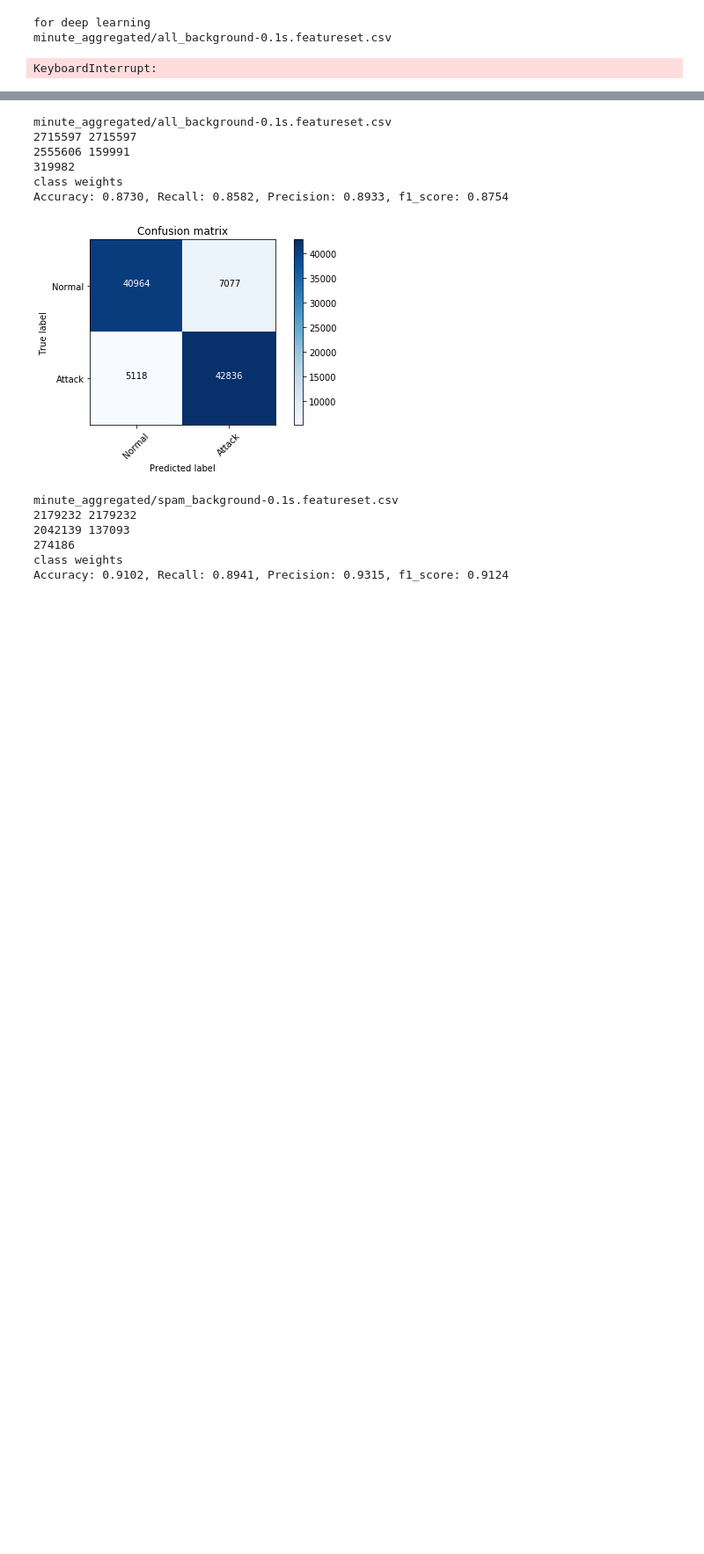
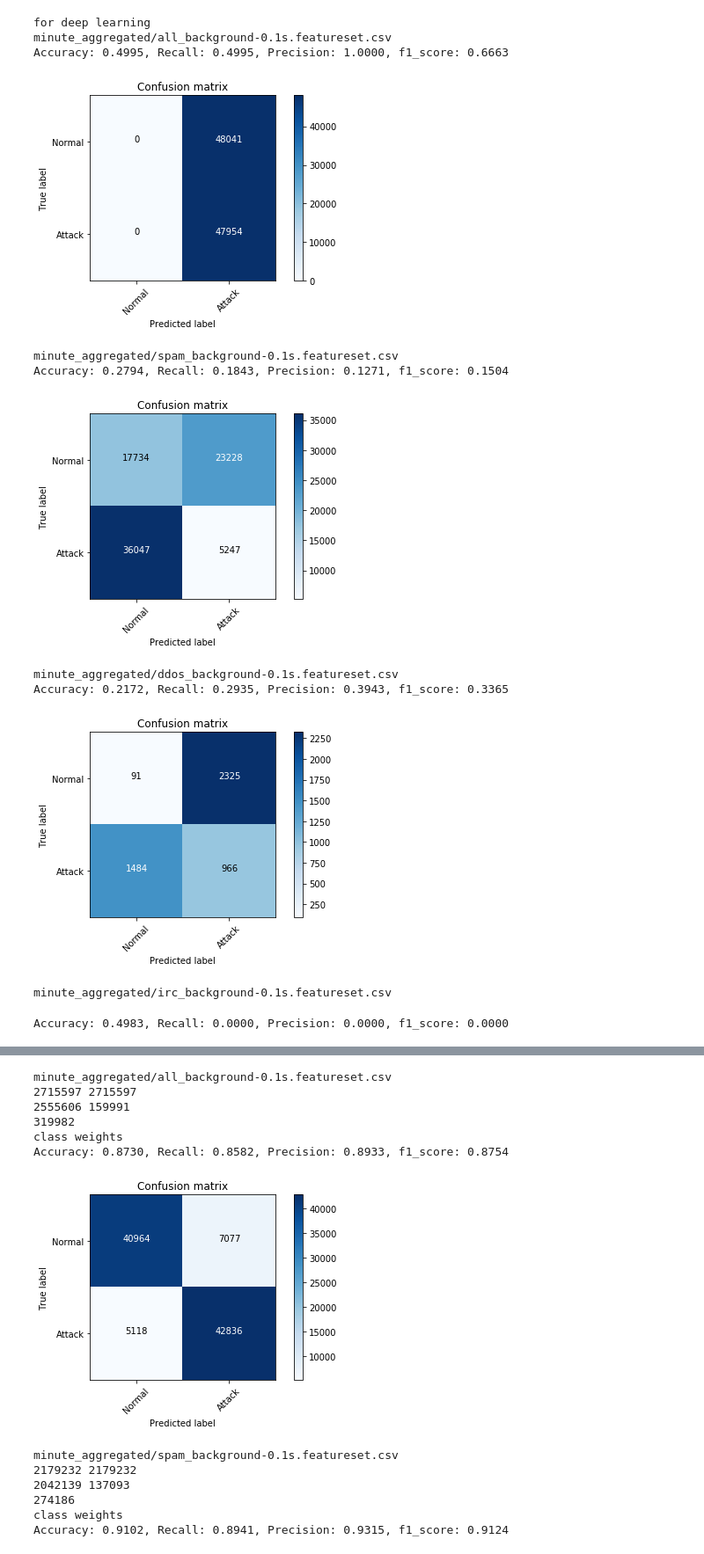
Before and after one commit to SpokenBanana/lambda-code, a Jupyter notebook: ddos-detection/Detecting Attacks.ipynb, the cells around one changed output, grey strips where cells are left out. Shown: that part at 88% size. Saved outputs shown, nothing was run; the diff lists cells and outputs as text; code cells hidden in the pictures; blank space fills up the shorter version.

Commit message:
Added results from tanh activation

```diff
--- a/ddos-detection/Detecting Attacks.ipynb
+++ b/ddos-detection/Detecting Attacks.ipynb
@@ -13,7 +13,7 @@ files += ['minute_aggregated/{}_background-0.1s.featureset.csv'.format(attack) f
 for f in files:
     print(f)
     xtrain, xtest, ytrain, ytest = get_specific_features_from(f, Summarizer().features, has_bots_and_attack=f == 'minute_aggregated/all_background-1.0s.featureset.csv', sample=True)
-    clf = rf_train(xtrain, ytrain)
+    clf = rf_train(xtrain, ytrain, class_weight='balanced_subsample', trees=800)
     results = test_proba(clf, xtest, ytest, normal_thresh=.7)
     print('Accuracy: {accuracy:.4f}, Recall: {recall:.4f}, Precision: {precision:.4f}, f1_score: {f1_score:.4f}'.format(**results), '\n')
     plot_confusion_matrix(results['confusion_matrix'], ['Normal', 'Attack'])
@@ -33,20 +34,29 @@ Accuracy: 0.8632, Recall: 0.7963, Precision: 0.9772, f1_score: 0.8776
 # %%
 from botnet_detection import summary_of_detection, rf_train, test_dict, get_specific_features_from, dl_train, dl_test_dict, test_proba
 from summarizer import Summarizer
 from plot_features import plot_confusion_matrix
 print('for deep learning')
 attacks = ['spam', 'ddos', 'irc']
 files = ['minute_aggregated/all_background-0.1s.featureset.csv']
 files += ['minute_aggregated/{}_background-0.1s.featureset.csv'.format(attack) for attack in attacks]
 from botnet_detection import dl_test_proba
 for f in files:
     print(f)
     xtrain, xtest, ytrain, ytest = get_specific_features_from(f, Summarizer().features, has_bots_and_attack=f == 'minute_aggregated/all_background-1.0s.featureset.csv', sample=True)
     clf = dl_train(xtrain, ytrain)
-    results = dl_test_proba(clf, xtest, ytest, .55)
+    results = dl_test_proba(clf, xtest, ytest, .50)
     print('Accuracy: {accuracy:.4f}, Recall: {recall:.4f}, Precision: {precision:.4f}, f1_score: {f1_score:.4f}'.format(**results), '\n')
     plot_confusion_matrix(results['confusion_matrix'], ['Normal', 'Attack'])
 # %% [output]
 for deep learning
 minute_aggregated/all_background-0.1s.featureset.csv
+Accuracy: 0.4995, Recall: 0.4995, Precision: 1.0000, f1_score: 0.6663
+[figure, added]
-KeyboardInterrupt:
+minute_aggregated/spam_background-0.1s.featureset.csv
+Accuracy: 0.2794, Recall: 0.1843, Precision: 0.1271, f1_score: 0.1504
+[figure, added]
+minute_aggregated/ddos_background-0.1s.featureset.csv
+Accuracy: 0.2172, Recall: 0.2935, Precision: 0.3943, f1_score: 0.3365
+[figure, added]
+minute_aggregated/irc_background-0.1s.featureset.csv
+Accuracy: 0.4983, Recall: 0.0000, Precision: 0.0000, f1_score: 0.0000
```
Also changed, not shown: parts of 2 cells of this notebook.
